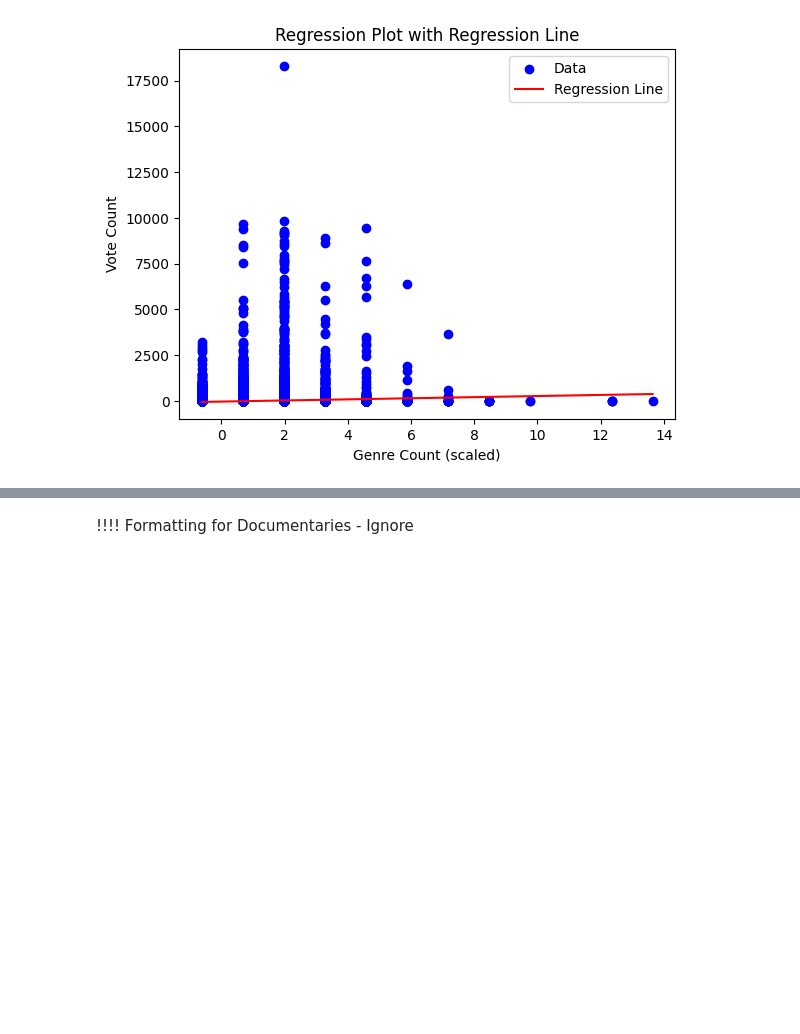
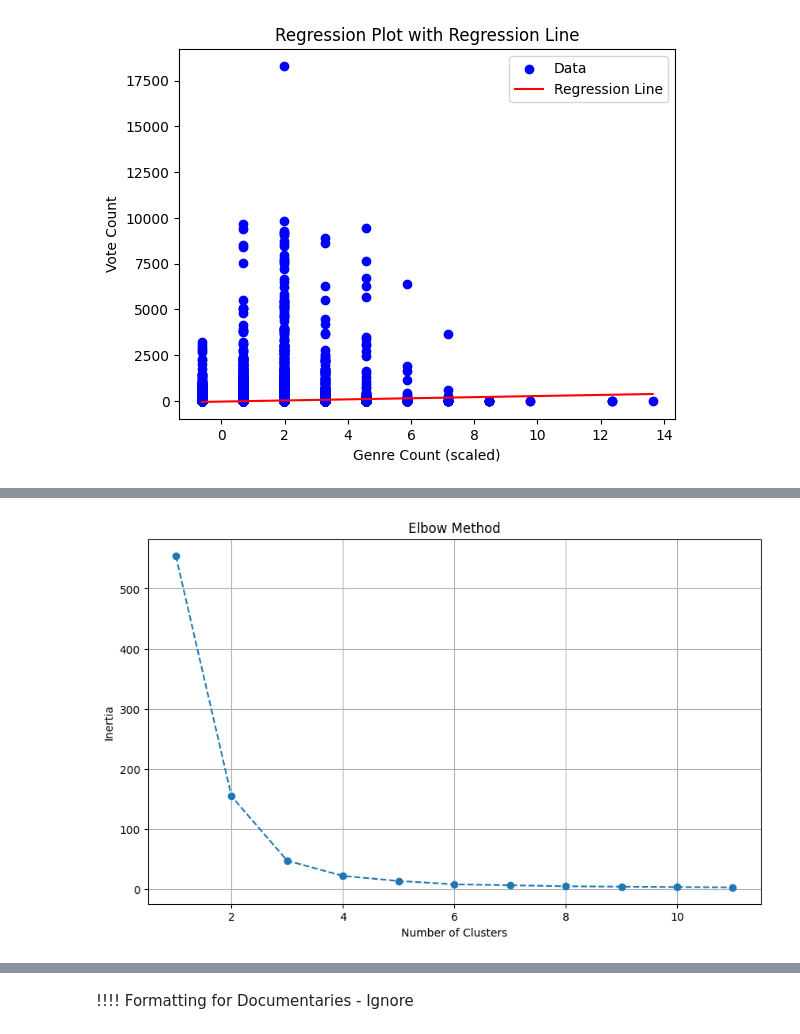
Before and after one commit to agargya123/movie_genre_analysis, a Jupyter notebook: MKT566.ipynb, the cells around one changed output, grey strips where cells are left out. Drawn from its saved outputs; the diff is of its cells as text; code cells hidden in the pictures; blank space fills up the shorter version.

Commit message:
clustering analysis - elbow and silhouette methods, K-means clustering

```diff
--- a/MKT566.ipynb
+++ b/MKT566.ipynb
@@ -520,0 +521,10 @@ plt.show()
+# %%
+#intial starting dataset
+ms2020_clust = movies_selected_2020_valid.copy()  #copies dataset #ms2020_clust
+
+#splitting genres into primary and secondary genres
+ms2020_clust['primary_genre'] = ms2020_clust['genres'].apply(lambda x: x.split(',')[0])
+ms2020_clust['secondary_genres'] = ms2020_clust['genres'].apply(lambda x: ','.join(sorted(x.split(',')[1:])))
+
+ms2020_clust.head (3)
+ms2020_clust.columns
@@ -520,0 +539,25 @@ plt.show()
+# %%
+from sklearn.cluster import KMeans
+import matplotlib.pyplot as plt
+
+# Define a range of clusters
+cluster_range = range(1, 12)
+cluster_data = ms2020_clust[['genre_count', 'vote_count']]
+scaler = MinMaxScaler()
+cluster_data_scaled = scaler.fit_transform(cluster_data)
+# Compute KMeans for each number of clusters
+inertias = []
+for k in cluster_range:
+    kmeans = KMeans(n_clusters=k, random_state=42).fit(cluster_data_scaled)
+    inertias.append(kmeans.inertia_)
+
+# Plot the Elbow method
+plt.figure(figsize=(10,6))
+plt.plot(cluster_range, inertias, marker='o', linestyle='--')
+plt.title('Elbow Method')
+plt.xlabel('Number of Clusters')
+plt.ylabel('Inertia')
+plt.grid(True)
+plt.show()
+# %% [output]
+[figure, added]
```
Also changed, not shown: parts of 10 cells of this notebook.
